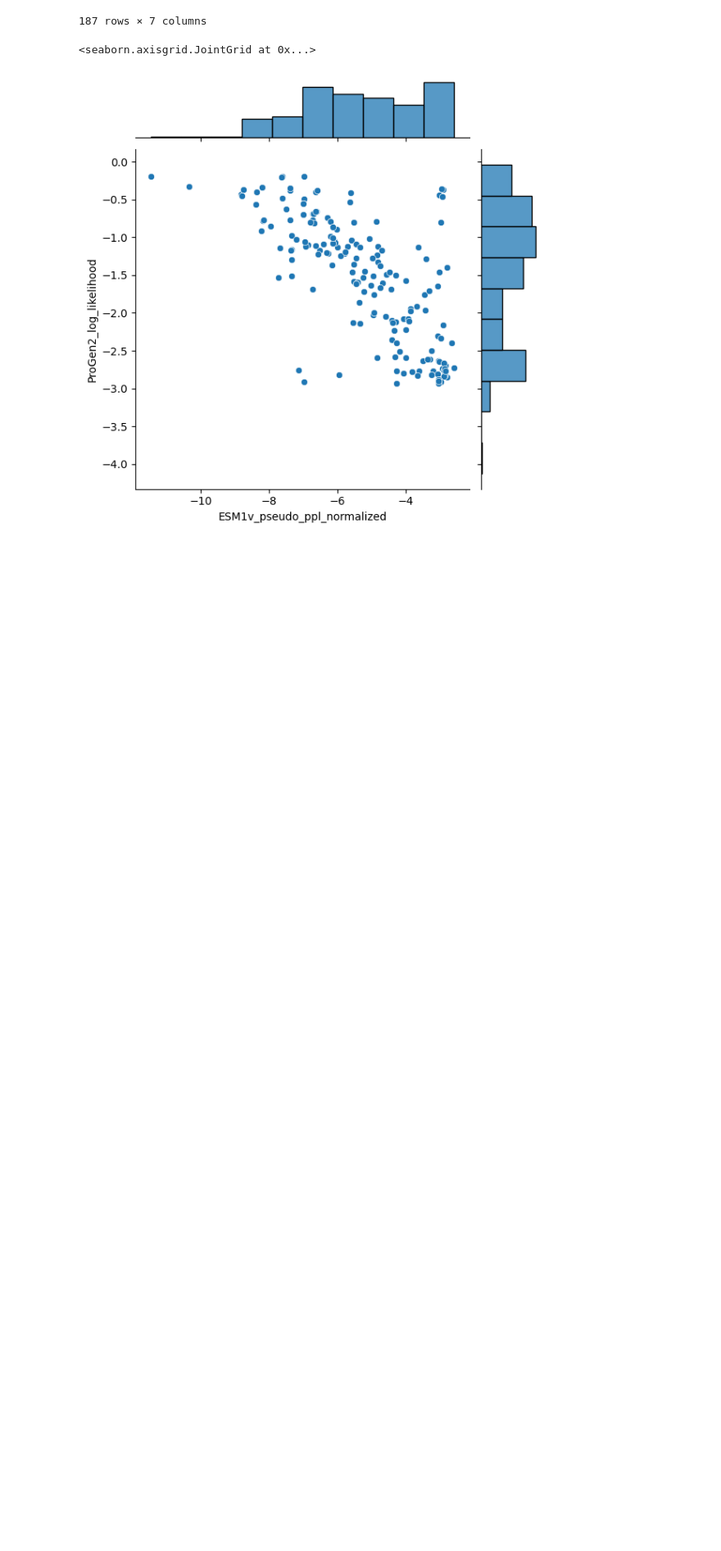
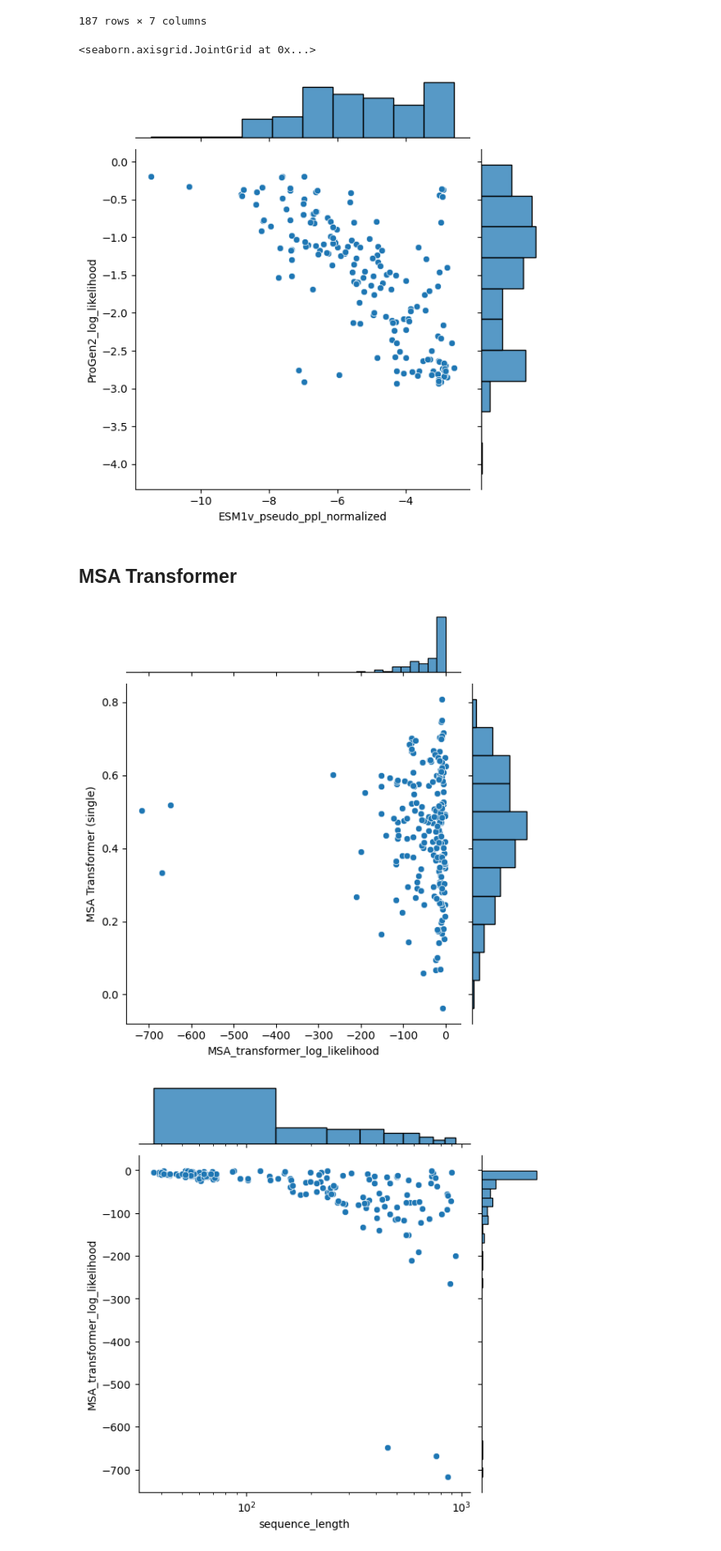
Before and after one commit to loodvn/ProteinGym, a Jupyter notebook: notebooks/analyse_wt_scores.ipynb, the cells around one changed output. Shown at 82% size. Cells and saved outputs as stored; diff of their text form; code cells hidden in the pictures; blank space fills up the shorter version.

```diff
--- a/notebooks/analyse_wt_scores.ipynb
+++ b/notebooks/analyse_wt_scores.ipynb
@@ -510,3 +510,22 @@ sns.jointplot(x="ESM1v_pseudo_ppl_normalized", y="ProGen2_log_likelihood", data=
 # %% [output]
 <seaborn.axisgrid.JointGrid at 0x...>
 [figure]
+# %% [markdown]
+## MSA Transformer
+# %%
+msat_scores = pd.read_csv("./model_scores_out/all_esm_msa1b_t12_100M_UR50S_wt_pseudo_ppl.csv").rename(columns={"esm_msa1b_t12_100M_UR50S_seed1": "MSA_transformer_log_likelihood"})
+msat_merged = msat_scores.merge(df_spearmans, left_on="mutated_sequence", right_on="target_seq", how="inner")
+msat_merged["sequence_length"] = msat_merged["target_seq"].str.len()
+msat_merged["MSAT_pseudo_loglikelihood_normalized"] = msat_merged["MSA_transformer_log_likelihood"] / msat_merged["MSA_len"] #msat_merged["sequence_length"]
+sns.jointplot(x="MSA_transformer_log_likelihood", y="MSA Transformer (single)", data=msat_merged)
+plt.show()
+sns.jointplot(x="sequence_length", y="MSA_transformer_log_likelihood", data=msat_merged[msat_merged["sequence_length"]<1024]) # Otherwise there's weird optimal window scoring
+plt.xscale("log")
+plt.show()
+sns.jointplot(x="sequence_length", y="MSA_transformer_log_likelihood", data=msat_merged[msat_merged["sequence_length"]<1024])
+plt.show()
+sns.jointplot(x="MSA Transformer (single)", y="MSAT_pseudo_loglikelihood_normalized", data=msat_merged[msat_merged["Taxon"]!="Virus"], hue="coarse_selection_type")
+plt.show()
+# %% [output]
+[figure, added]
+[figure, added]
```
Also changed, not shown: parts of 5 cells of this notebook, 4 other files.
